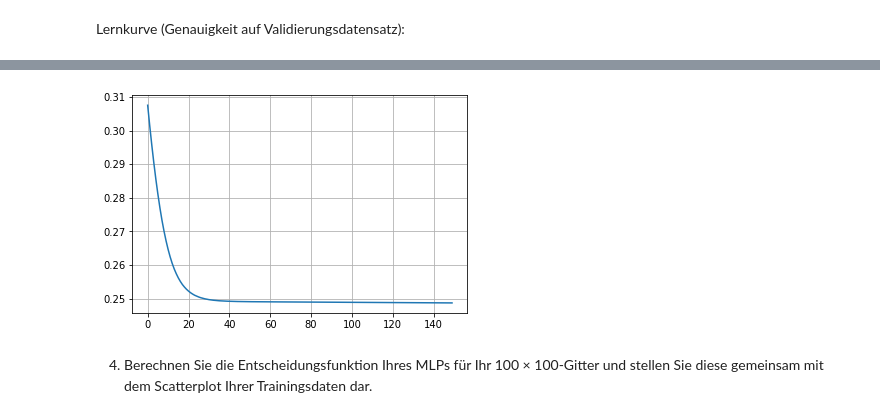
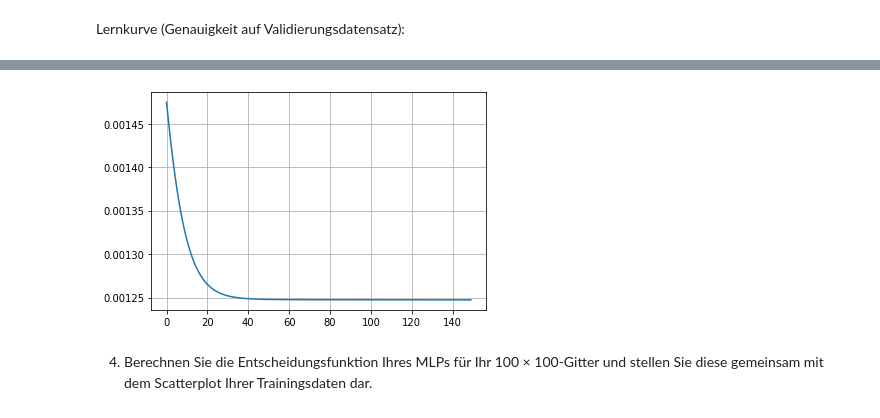
Before and after one commit to fa97ber/DeepLearning, a Jupyter notebook: Einfaches MLP für MNIST.ipynb, the cells around one changed output, grey strips where cells are left out. Drawn from its saved outputs; the diff is of its cells as text; code cells hidden in the pictures.

```diff
--- a/Einfaches MLP für MNIST.ipynb
+++ b/Einfaches MLP für MNIST.ipynb
@@ -397,7 +397,7 @@ plt.plot(acc_val/f_design.shape[0]);
 # %%
-plt.plot(MSE);
+plt.plot(MSE/f_design.shape[0]);
 # %% [output]
-[figure, old version]
+[figure, new version]
 # %% [markdown]
 4. Berechnen Sie die Entscheidungsfunktion Ihres MLPs für Ihr 100 × 100-Gitter und
 stellen Sie diese gemeinsam mit dem Scatterplot Ihrer Trainingsdaten dar.
```
Also changed, not shown: parts of 24 cells of this notebook.
